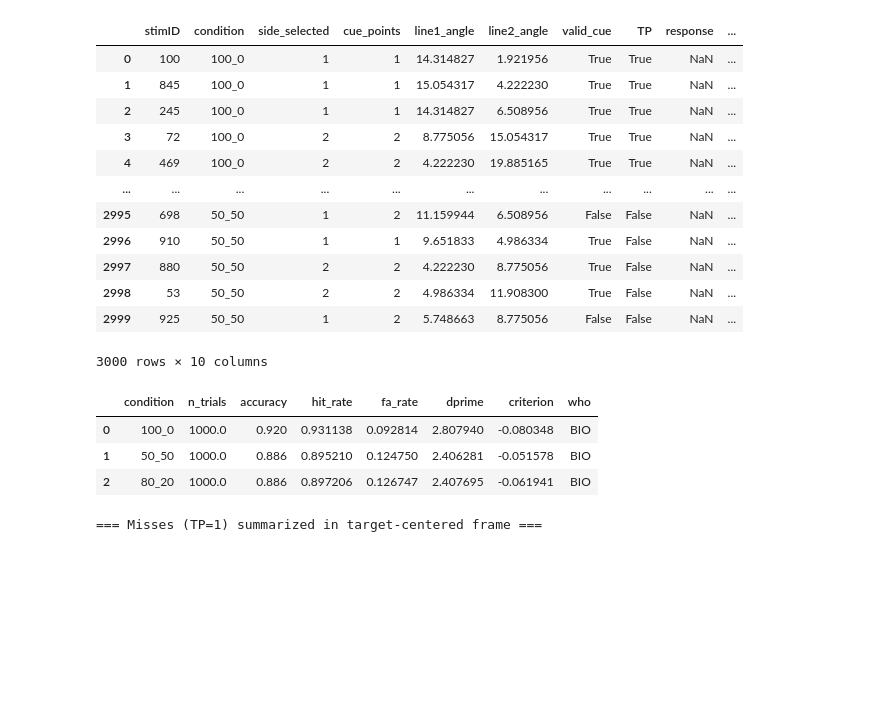
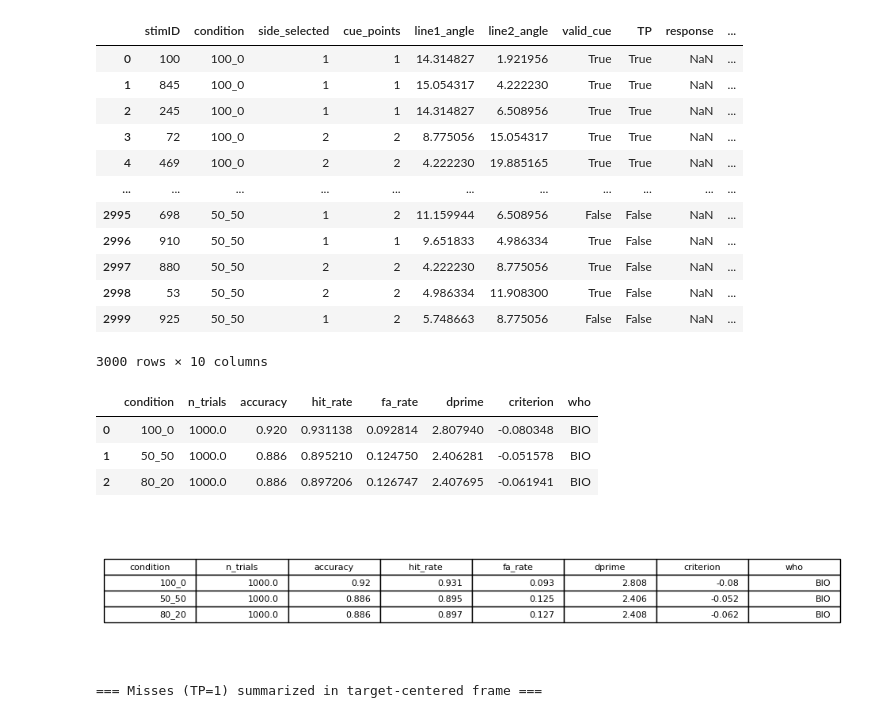
Before and after one commit to AdamRychtecky8/Flexible-Wisdom, a Jupyter notebook: notebooks/BIO.ipynb, the cells around one changed output. Drawn from its saved outputs; the diff is of its cells as text; code cells hidden in the pictures; blank space fills up the shorter version.

Commit message:
pdf outputs

```diff
--- a/notebooks/BIO.ipynb
+++ b/notebooks/BIO.ipynb
@@ -15,6 +16,22 @@ ROOT = get_data_dir()
 conds = ["100_0", "80_20", "50_50"]
 
 bio_dfs = []
+
+def df_to_pdf(df, filename):
+    df = df.round(3)
+    fig, ax = plt.subplots(figsize=(12, len(df)*0.4 + 1))
+    ax.axis('off')
+    table = ax.table(
+        cellText=df.values,
+        colLabels=df.columns,
+        loc='center'
+    )
+    table.auto_set_font_size(False)
+    table.set_fontsize(8)
+    table.scale(1, 1.2)
+
+    with PdfPages(filename) as pdf:
+        pdf.savefig(fig, bbox_inches='tight')
 
 for cond in conds:
     base = ROOT / cond
@@ -268,22 +285,26 @@ class BayesianIdealObserver:
         metrics["who"] = "BIO"
         return metrics
 # %%
+#Bio Metrics
 bio = BayesianIdealObserver(
     mu_target=15.0,
     mu_noise=5.0,
     sigma=3.5,   # or None to estimate from TP=0
     prior_tp=0.5
 )
 
 bio_with_decisions = bio.add_bio_columns(BIO_master)
 
 BIO_metrics = bio.compute_sdt_by_condition(bio_with_decisions)
 display(BIO_metrics)
+
+df_to_pdf(BIO_metrics, "outputs/BIO_metrics_table.pdf")
 # %% [output]
 |  | condition | n_trials | accuracy | hit_rate | fa_rate | dprime | criterion | who |
 | 0 | 100_0 | 1000.0 | 0.920 | 0.931138 | 0.092814 | 2.807940 | -0.080348 | BIO |
 | 1 | 50_50 | 1000.0 | 0.886 | 0.895210 | 0.124750 | 2.406281 | -0.051578 | BIO |
 | 2 | 80_20 | 1000.0 | 0.886 | 0.897206 | 0.126747 | 2.407695 | -0.061941 | BIO |
+[figure, added]
 # %%
 #Misses and False Alarms Analysis
 df = bio_with_decisions.copy()
```
Also changed, not shown: parts of 1 cell of this notebook, 9 other files.
